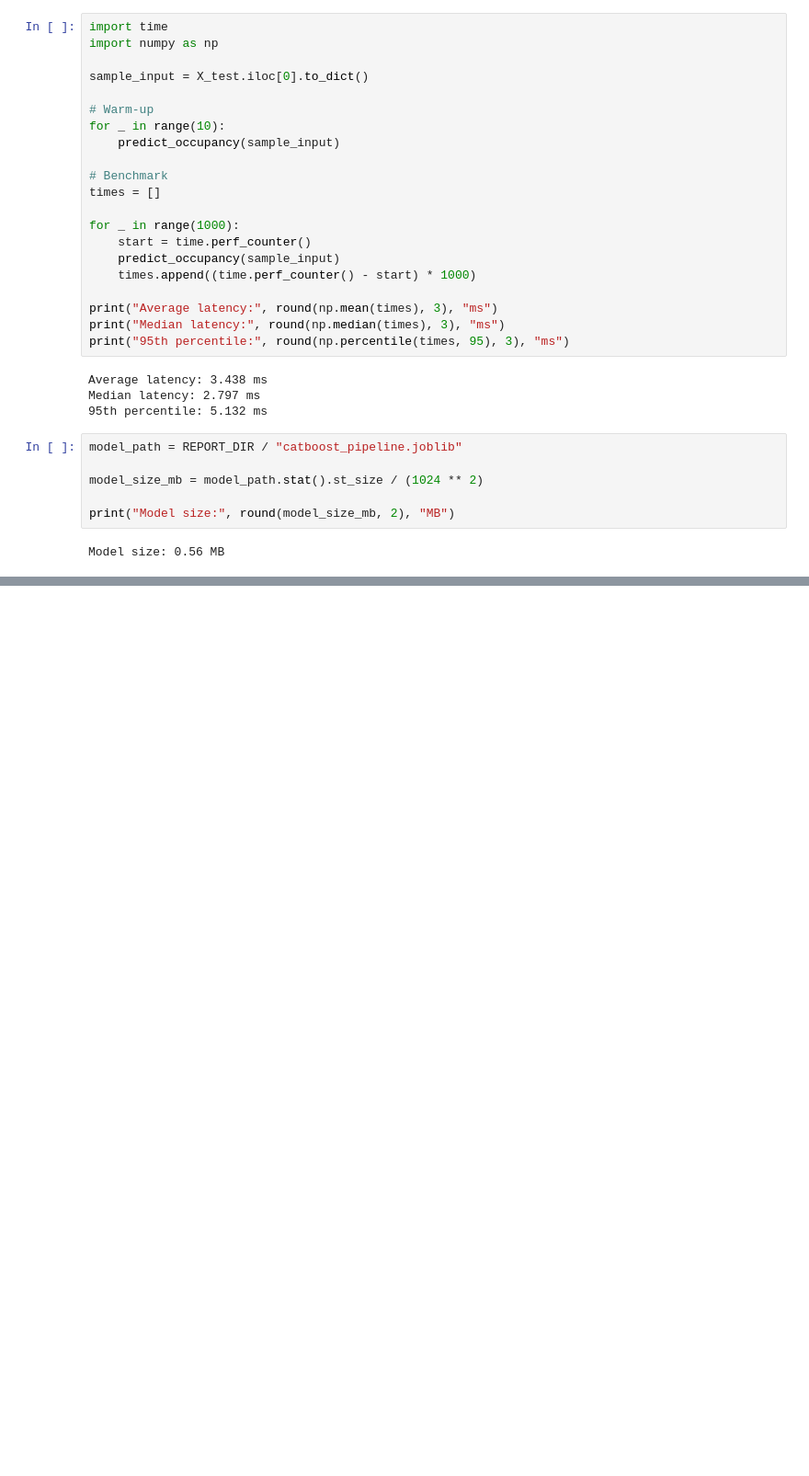
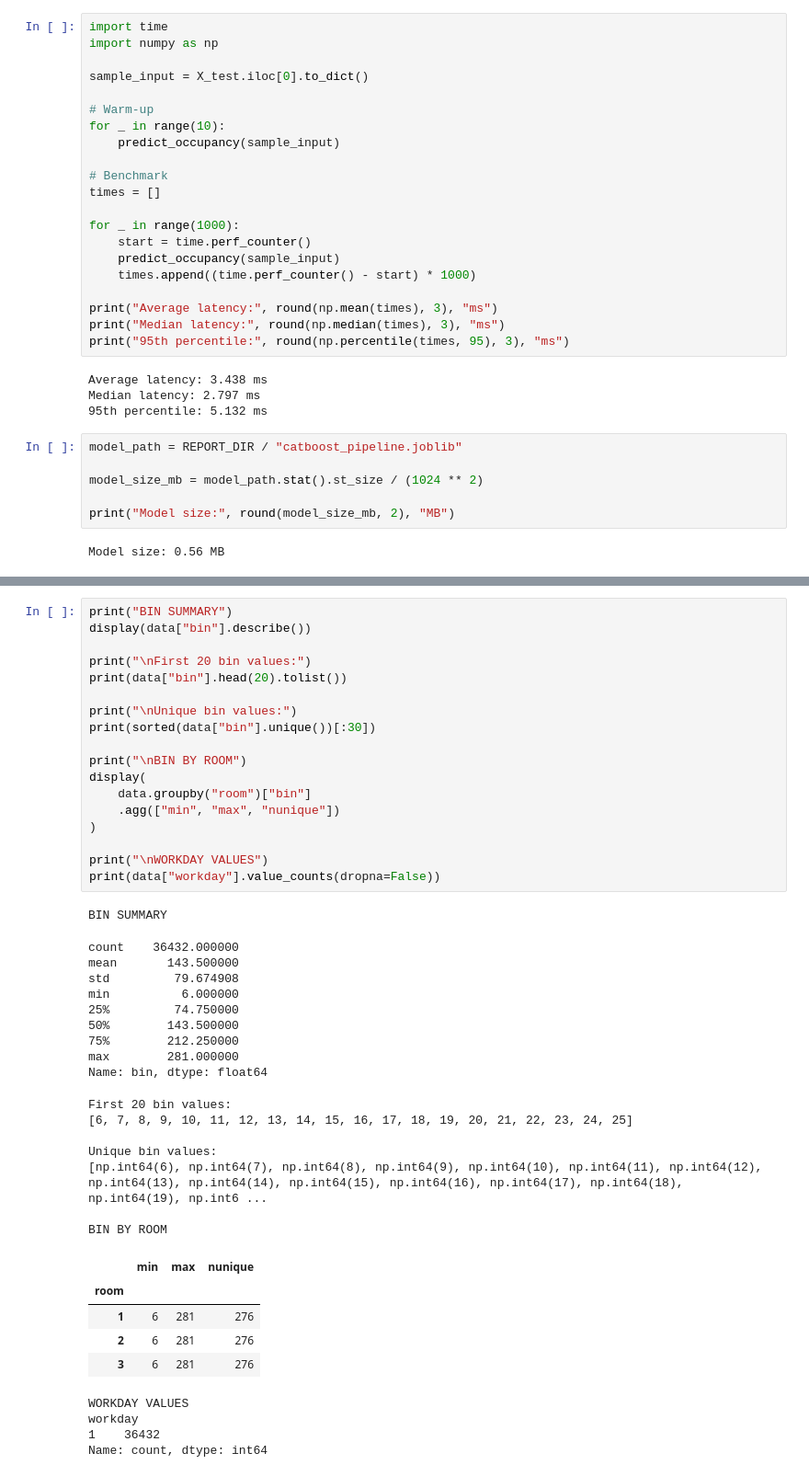
Before and after one commit to SimrahRuqiya/adaptive-district-backbone, a Jupyter notebook: notebooks/05_catboost_edge_deployment.ipynb, the cells around one changed output, grey strips where cells are left out. Shown at 92% size. Drawn from its saved outputs; the diff is of its cells as text; blank space fills up the shorter version.

```diff
--- a/notebooks/05_catboost_edge_deployment.ipynb
+++ b/notebooks/05_catboost_edge_deployment.ipynb
@@ -337,0 +373,45 @@ Model size: 0.56 MB
+# %%
+print("BIN SUMMARY")
+display(data["bin"].describe())
+
+print("\nFirst 20 bin values:")
+print(data["bin"].head(20).tolist())
+
+print("\nUnique bin values:")
+print(sorted(data["bin"].unique())[:30])
+
+print("\nBIN BY ROOM")
+display(
+    data.groupby("room")["bin"]
+    .agg(["min", "max", "nunique"])
+)
+
+print("\nWORKDAY VALUES")
+print(data["workday"].value_counts(dropna=False))
+# %% [output]
+BIN SUMMARY
+count    36432.000000
+mean       143.500000
+std         79.674908
+min          6.000000
+25%         74.750000
+50%        143.500000
+75%        212.250000
+max        281.000000
+Name: bin, dtype: float64
+First 20 bin values:
+[6, 7, 8, 9, 10, 11, 12, 13, 14, 15, 16, 17, 18, 19, 20, 21, 22, 23, 24, 25]
+
+Unique bin values:
+[np.int64(6), np.int64(7), np.int64(8), np.int64(9), np.int64(10), np.int64(11), np.int64(12), np.int64(13), np.int64(14), np.int64(15), np.int64(16), np.int64(17), np.int64(18), np.int64(19), np.int6 ...
+
+BIN BY ROOM
+|  | min | max | nunique |
+| room |  |  |  |
+| 1 | 6 | 281 | 276 |
+| 2 | 6 | 281 | 276 |
+| 3 | 6 | 281 | 276 |
+WORKDAY VALUES
+workday
+1    36432
+Name: count, dtype: int64
```
Also changed, not shown: parts of 13 cells of this notebook, 18 other files.
